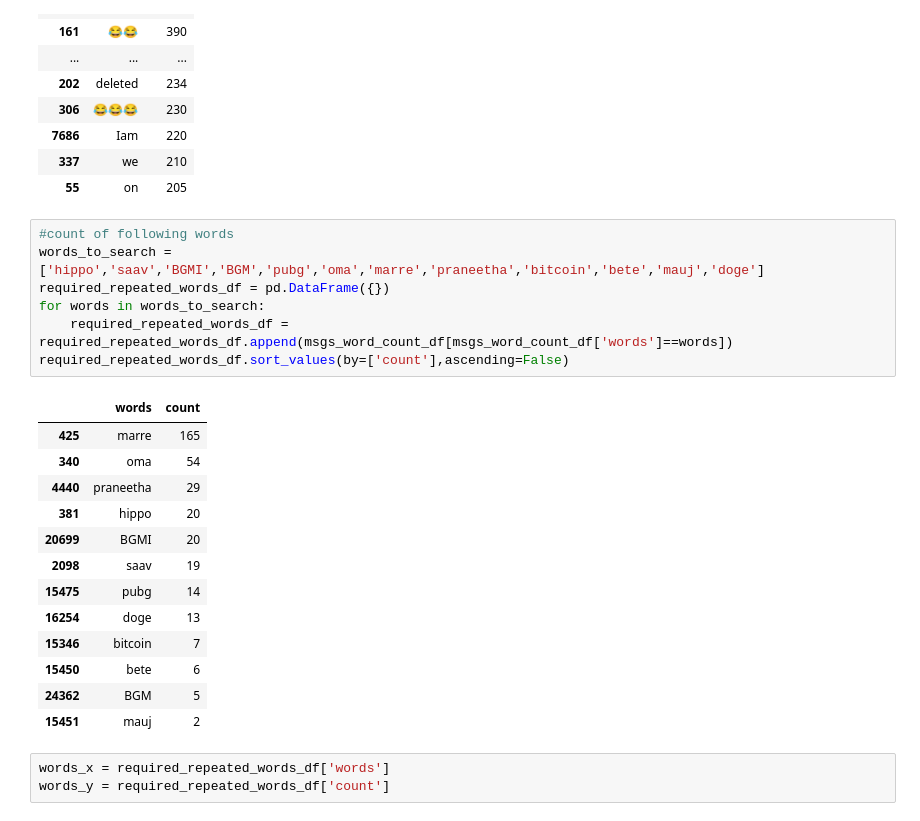
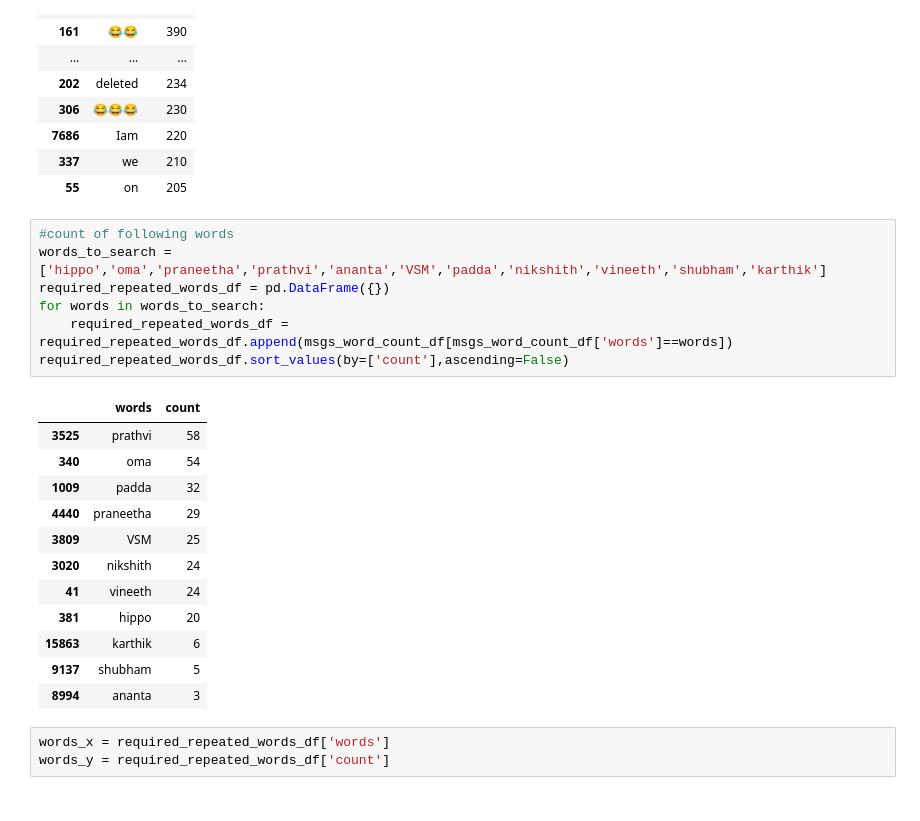
Before and after one commit to AdityaVSM/chat-analysis, a Jupyter notebook: Jakka Jawanas chat analysis.ipynb, the cells around one changed output. Drawn from its saved outputs; the diff is of its cells as text.

```diff
--- a/Jakka Jawanas chat analysis.ipynb
+++ b/Jakka Jawanas chat analysis.ipynb
@@ -213,25 +214,24 @@ msgs_word_count_df.sort_values(by=['count'],ascending=False).head(30)
 | 55 | on | 205 |
 # %%
 #count of following words
-words_to_search = ['hippo','saav','BGMI','BGM','pubg','oma','marre','praneetha','bitcoin','bete','mauj','doge']
+words_to_search = ['hippo','oma','praneetha','prathvi','ananta','VSM','padda','nikshith','vineeth','shubham','karthik']
 required_repeated_words_df = pd.DataFrame({})
 for words in words_to_search:
     required_repeated_words_df = required_repeated_words_df.append(msgs_word_count_df[msgs_word_count_df['words']==words])
 required_repeated_words_df.sort_values(by=['count'],ascending=False)
 # %% [output]
 |  | words | count |
-| 425 | marre | 165 |
+| 3525 | prathvi | 58 |
 | 340 | oma | 54 |
+| 1009 | padda | 32 |
 | 4440 | praneetha | 29 |
+| 3809 | VSM | 25 |
+| 3020 | nikshith | 24 |
+| 41 | vineeth | 24 |
 | 381 | hippo | 20 |
-| 20699 | BGMI | 20 |
-| 2098 | saav | 19 |
-| 15475 | pubg | 14 |
-| 16254 | doge | 13 |
-| 15346 | bitcoin | 7 |
-| 15450 | bete | 6 |
-| 24362 | BGM | 5 |
-| 15451 | mauj | 2 |
+| 15863 | karthik | 6 |
+| 9137 | shubham | 5 |
+| 8994 | ananta | 3 |
 # %%
 words_x = required_repeated_words_df['words']
 words_y = required_repeated_words_df['count']
```
Also changed, not shown: parts of 8 cells of this notebook.
